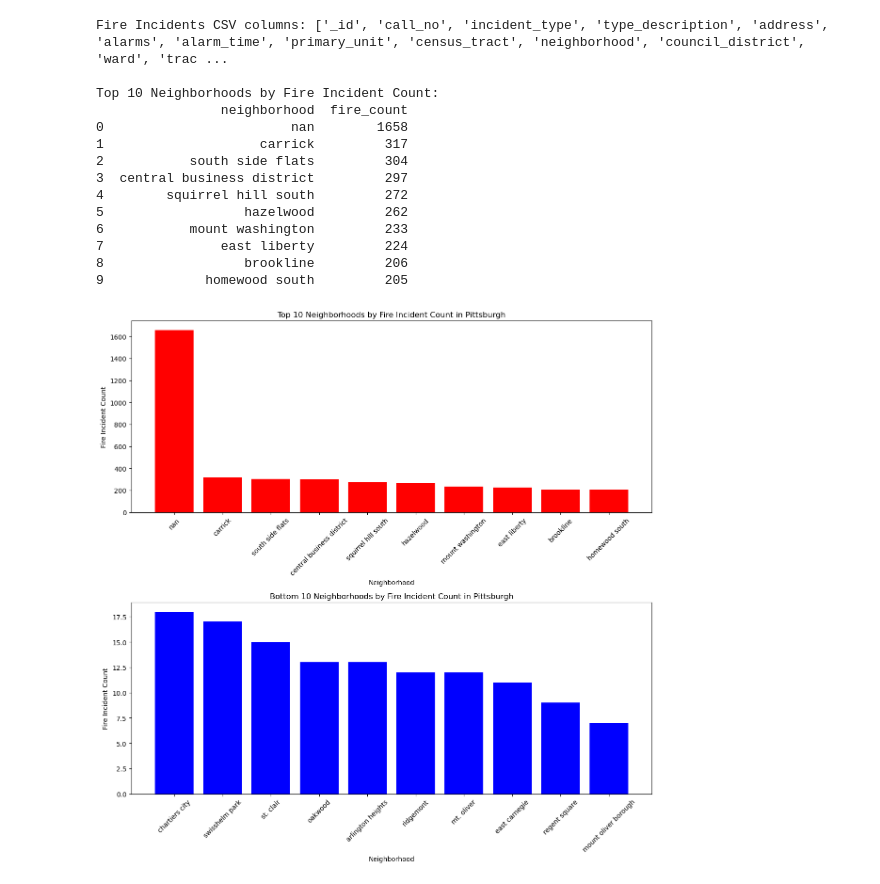
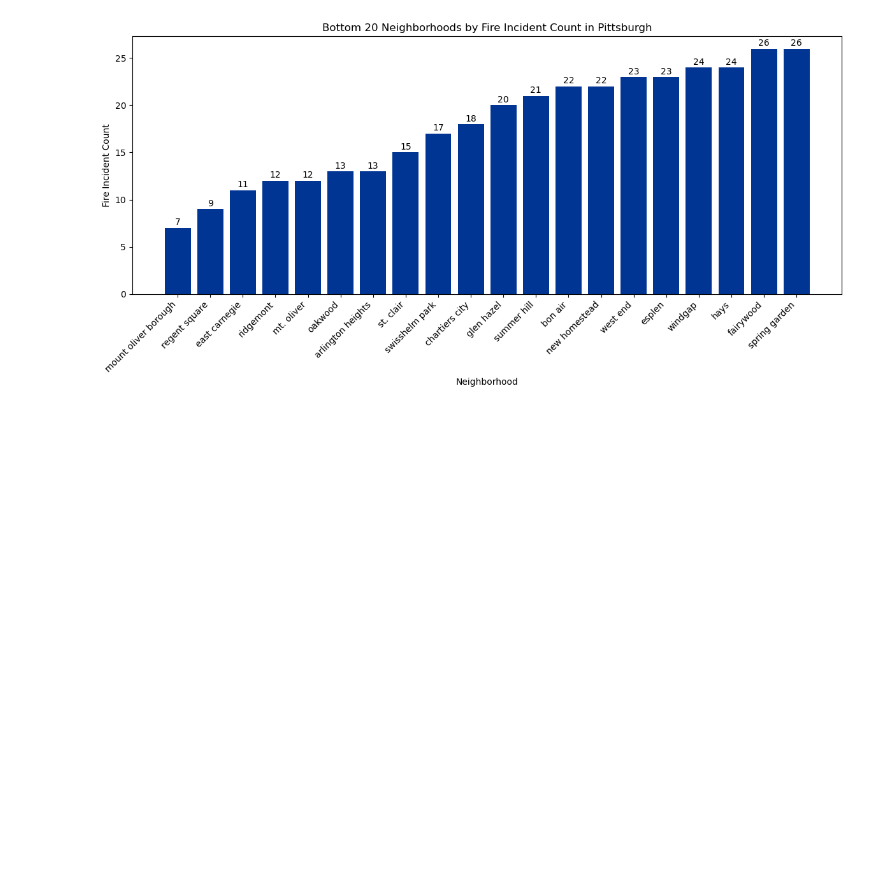
Before and after one commit to edcho1012/EchoS, a Jupyter notebook: Fire_Incidents.ipynb, the cells around one changed output. Drawn from its saved outputs; the diff is of its cells as text; code cells hidden in the pictures; blank space fills up the shorter version.

```diff
--- a/Fire_Incidents.ipynb
+++ b/Fire_Incidents.ipynb
@@ -1,60 +1,36 @@
 # %%
 import pandas as pd
 import matplotlib.pyplot as plt
 
 # 1. Load the Fire Incidents CSV file
 fire_df = pd.read_csv("Fire Incidents.csv")
 
-# Print the columns (for reference)
-print("Fire Incidents CSV columns:", fire_df.columns.tolist())
-
-# 2. Preprocess the 'neighborhood' column: convert to string, strip spaces, and convert to lower-case
+# 2. Preprocess the 'neighborhood' column
 fire_df['neighborhood'] = fire_df['neighborhood'].astype(str).str.strip().str.lower()
 
-# 3. Aggregate fire incident counts by neighborhood
+# 3. Aggregate fire incident counts by neighborhood (내림차순)
 fire_counts = fire_df['neighborhood'].value_counts().sort_values(ascending=False).reset_index()
 fire_counts.columns = ['neighborhood', 'fire_count']
 
-# Print top 10 neighborhoods by fire incidents (for reference)
-print("\nTop 10 Neighborhoods by Fire Incident Count:")
-print(fire_counts.head(10))
+# 4. 가장 적은 20개(bottom 20)를 뽑은 뒤 화재 건수 기준으로 오름차순 정렬
+bottom20 = fire_counts.tail(20).sort_values(by='fire_count', ascending=True)
 
-# 4. Extract the top 10 and bottom 10 neighborhoods from the aggregated results
-top10 = fire_counts.head(10)
-bottom10 = fire_counts.tail(10)  # bottom 10 (lowest fire counts)
+# 5. 그래프 생성 (하나의 바 차트)
+plt.figure(figsize=(12, 6))
+bars = plt.bar(bottom20['neighborhood'], bottom20['fire_count'], color='#003594')
 
-# 5. Create the graphs for top 10 and bottom 10 using subplots
-fig, axs = plt.subplots(2, 1, figsize=(12, 12))
+plt.title("Bottom 20 Neighborhoods by Fire Incident Count in Pittsburgh")
+plt.xlabel("Neighborhood")
+plt.ylabel("Fire Incident Count")
+plt.xticks(rotation=45, ha='right')
 
-# Graph for the Top 10 Neighborhoods
-axs[0].bar(top10['neighborhood'], top10['fire_count'], color='red')
-axs[0].set_title("Top 10 Neighborhoods by Fire Incident Count in Pittsburgh")
-axs[0].set_xlabel("Neighborhood")
-axs[0].set_ylabel("Fire Incident Count")
-axs[0].tick_params(axis='x', rotation=45)
-
-# Graph for the Bottom 10 Neighborhoods
-axs[1].bar(bottom10['neighborhood'], bottom10['fire_count'], color='blue')
-axs[1].set_title("Bottom 10 Neighborhoods by Fire Incident Count in Pittsburgh")
-axs[1].set_xlabel("Neighborhood")
-axs[1].set_ylabel("Fire Incident Count")
-axs[1].tick_params(axis='x', rotation=45)
+# 막대 위에 실제 건수 표시 (옵션)
+for i, bar in enumerate(bars):
+    height = bar.get_height()
+    plt.text(bar.get_x() + bar.get_width()/2, height + 0.1,
+             str(height), ha='center', va='bottom')
 
 plt.tight_layout()
 plt.show()
 # %% [output]
-Fire Incidents CSV columns: ['_id', 'call_no', 'incident_type', 'type_description', 'address', 'alarms', 'alarm_time', 'primary_unit', 'census_tract', 'neighborhood', 'council_district', 'ward', 'trac ...
-
-Top 10 Neighborhoods by Fire Incident Count:
-                neighborhood  fire_count
-0                        nan        1658
-1                    carrick         317
-2           south side flats         304
-3  central business district         297
-4        squirrel hill south         272
-5                  hazelwood         262
-6           mount washington         233
-7               east liberty         224
-8                  brookline         206
-9             homewood south         205
-[figure, old version]
+[figure, new version]
```
Also changed, not shown: 2 other files.
